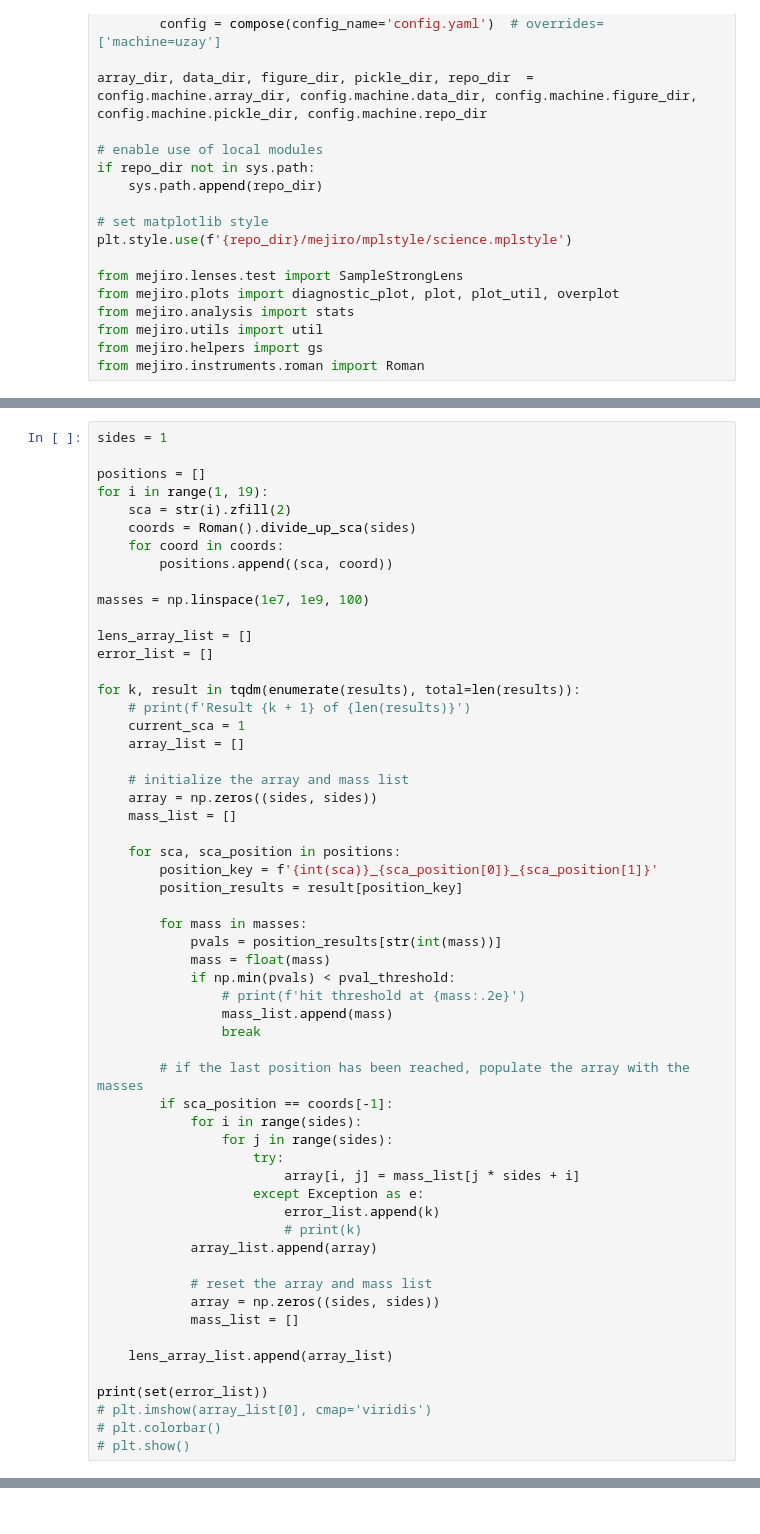
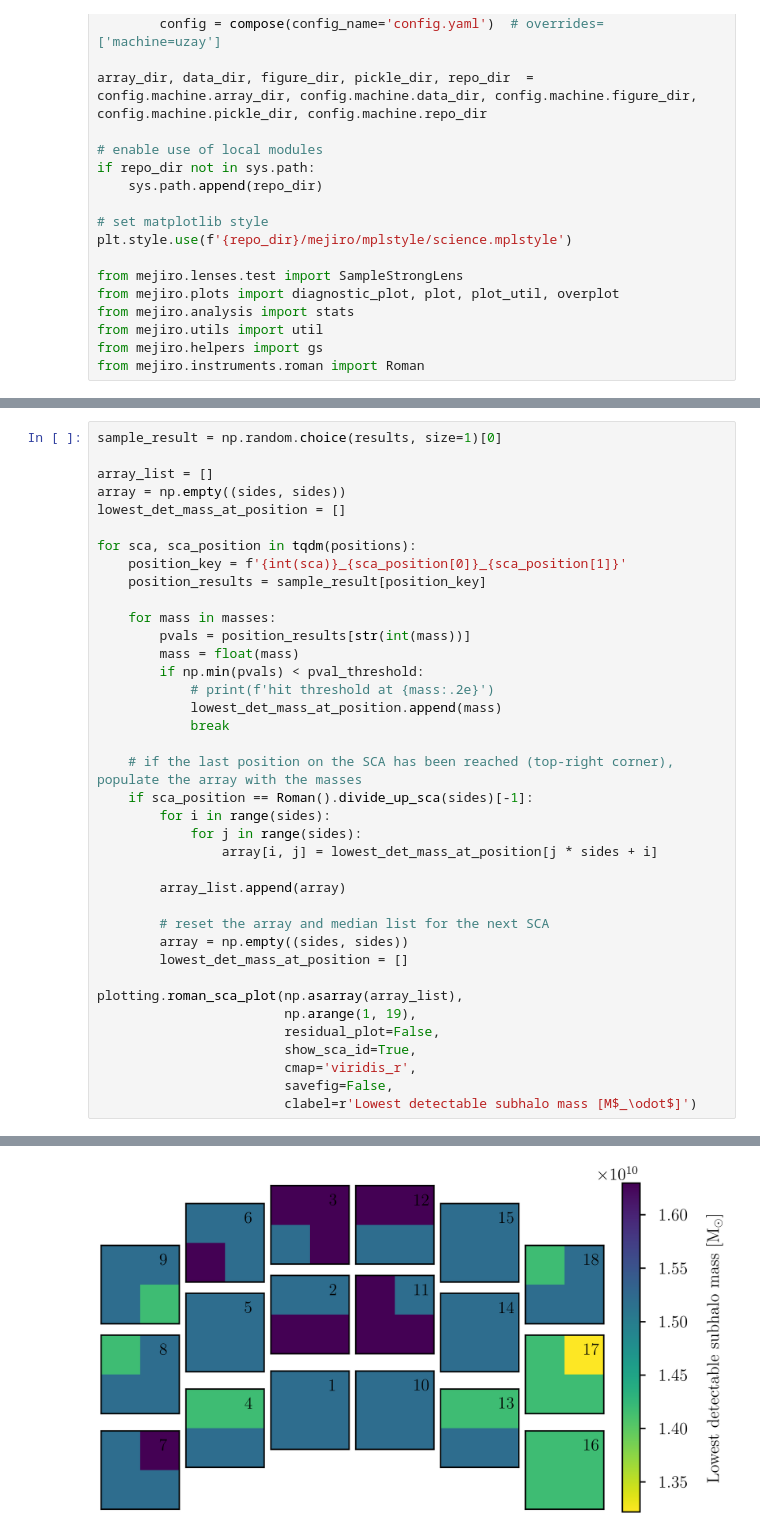
Before and after one commit to AstroMusers/mejiro, a Jupyter notebook: paper/figure_notebooks/lowest_detectable_subhalo_mass.ipynb, the cells around one changed output, grey strips where cells are left out. Drawn from its saved outputs; the diff is of its cells as text.

```diff
--- a/paper/figure_notebooks/lowest_detectable_subhalo_mass.ipynb
+++ b/paper/figure_notebooks/lowest_detectable_subhalo_mass.ipynb
@@ -147,58 +190,39 @@ plt.show()
 # %%
-sides = 1
+sample_result = np.random.choice(results, size=1)[0]
 
-positions = []
-for i in range(1, 19):
-    sca = str(i).zfill(2)
-    coords = Roman().divide_up_sca(sides)
-    for coord in coords:
-        positions.append((sca, coord))
+array_list = []
+array = np.empty((sides, sides))
+lowest_det_mass_at_position = []
 
-masses = np.linspace(1e7, 1e9, 100)
+for sca, sca_position in tqdm(positions):
+    position_key = f'{int(sca)}_{sca_position[0]}_{sca_position[1]}'
+    position_results = sample_result[position_key]
 
-lens_array_list = []
-error_list = []
+    for mass in masses:
+        pvals = position_results[str(int(mass))]
+        mass = float(mass)
+        if np.min(pvals) < pval_threshold:
+            # print(f'hit threshold at {mass:.2e}')
+            lowest_det_mass_at_position.append(mass)
+            break
 
-for k, result in tqdm(enumerate(results), total=len(results)):
-    # print(f'Result {k + 1} of {len(results)}')
-    current_sca = 1
-    array_list = []
+    # if the last position on the SCA has been reached (top-right corner), populate the array with the masses
+    if sca_position == Roman().divide_up_sca(sides)[-1]:
+        for i in range(sides):
+            for j in range(sides):
+                array[i, j] = lowest_det_mass_at_position[j * sides + i]
 
-    # initialize the array and mass list
-    array = np.zeros((sides, sides))
-    mass_list = []
+        array_list.append(array)
 
-    for sca, sca_position in positions:
-        position_key = f'{int(sca)}_{sca_position[0]}_{sca_position[1]}'
-        position_results = result[position_key]
+        # reset the array and median list for the next SCA
+        array = np.empty((sides, sides))
+        lowest_det_mass_at_position = []
 
-        for mass in masses:
-            pvals = position_results[str(int(mass))]
-            mass = float(mass)
-            if np.min(pvals) < pval_threshold:
-                # print(f'hit threshold at {mass:.2e}')
-                mass_list.append(mass)
-                break
-
-        # if the last position has been reached, populate the array with the masses
-        if sca_position == coords[-1]:
-            for i in range(sides):
-                for j in range(sides):
-                    try:
-                        array[i, j] = mass_list[j * sides + i]
-                    except Exception as e:
-                        error_list.append(k)
-                        # print(k)
-            array_list.append(array)
-
-            # reset the array and mass list
-            array = np.zeros((sides, sides))
-            mass_list = []
-
-    lens_array_list.append(array_list)
-
-print(set(error_list))
-# plt.imshow(array_list[0], cmap='viridis')
-# plt.colorbar()
-# plt.show()
+plotting.roman_sca_plot(np.asarray(array_list),
+                        np.arange(1, 19),
+                        residual_plot=False,
+                        show_sca_id=True,
+                        cmap='viridis_r',
+                        savefig=False,
+                        clabel=r'Lowest detectable subhalo mass [M$_\odot$]')
 # %% [output]
@@ -205,0 +229 @@ print(set(error_list))
+[figure, added]
```
Also changed, not shown: parts of 19 cells of this notebook, 12 other files.
